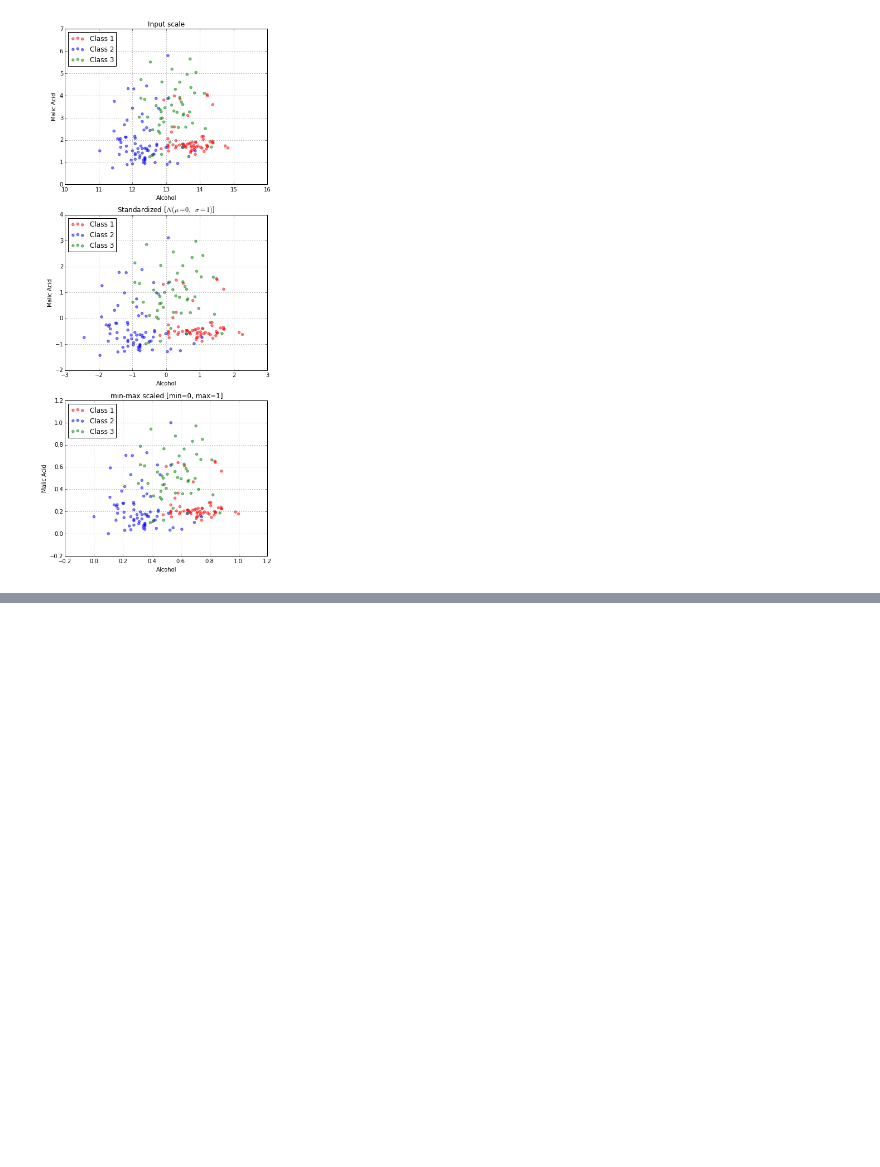
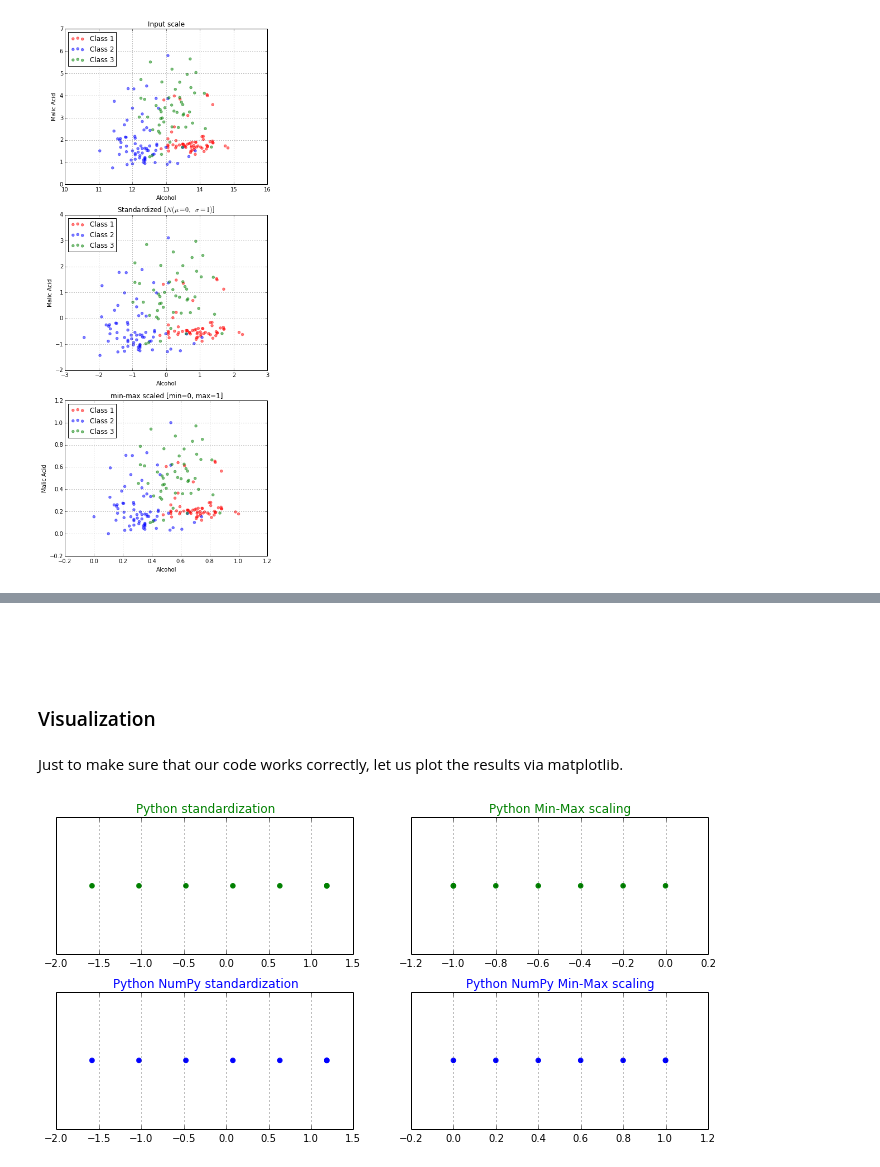
Before and after one commit to rasbt/pattern_classification, a Jupyter notebook: preprocessing/about_standardization_normalization.ipynb, the cells around one changed output, grey strips where cells are left out. Saved outputs shown, nothing was run; the diff lists cells and outputs as text; code cells hidden in the pictures; blank space fills up the shorter version.

```diff
--- a/preprocessing/about_standardization_normalization.ipynb
+++ b/preprocessing/about_standardization_normalization.ipynb
@@ -270,0 +324,18 @@ plt.show()
+# %%
+import numpy as np
+
+# Standardization
+
+x_np = np.asarray(x)
+z_scores_np = (x_np - x_np.mean()) / x_np.std()
+
+# Min-Max scaling
+
+np_minmax = (x_np - x_np.min()) / (x_np.max() - x_np.min())
+# %% [markdown]
+<br>
+<br>
+# %% [markdown]
+### Visualization
+# %% [markdown]
+Just to make sure that our code works correctly, let us plot the results via matplotlib.
@@ -270,0 +344,28 @@ plt.show()
+# %%
+from matplotlib import pyplot as plt
+
+fig, ((ax1, ax2), (ax3, ax4)) = plt.subplots(nrows=2, ncols=2, figsize=(10,5))
+
+y_pos = [0 for i in range(len(x))]
+
+ax1.scatter(z_scores, y_pos, color='g')
+ax1.set_title('Python standardization', color='g')
+
+ax2.scatter(minmax, y_pos, color='g')
+ax2.set_title('Python Min-Max scaling', color='g')
+
+ax3.scatter(z_scores_np, y_pos, color='b')
+ax3.set_title('Python NumPy standardization', color='b')
+
+ax4.scatter(np_minmax, y_pos, color='b')
+ax4.set_title('Python NumPy Min-Max scaling', color='b')
+
+plt.tight_layout()
+
+for ax in (ax1, ax2, ax3, ax4):
+    ax.get_yaxis().set_visible(False)
+    ax.grid()
+
+plt.show()
+# %% [output]
+[figure, added]
```
Also changed, not shown: parts of 12 cells of this notebook.
